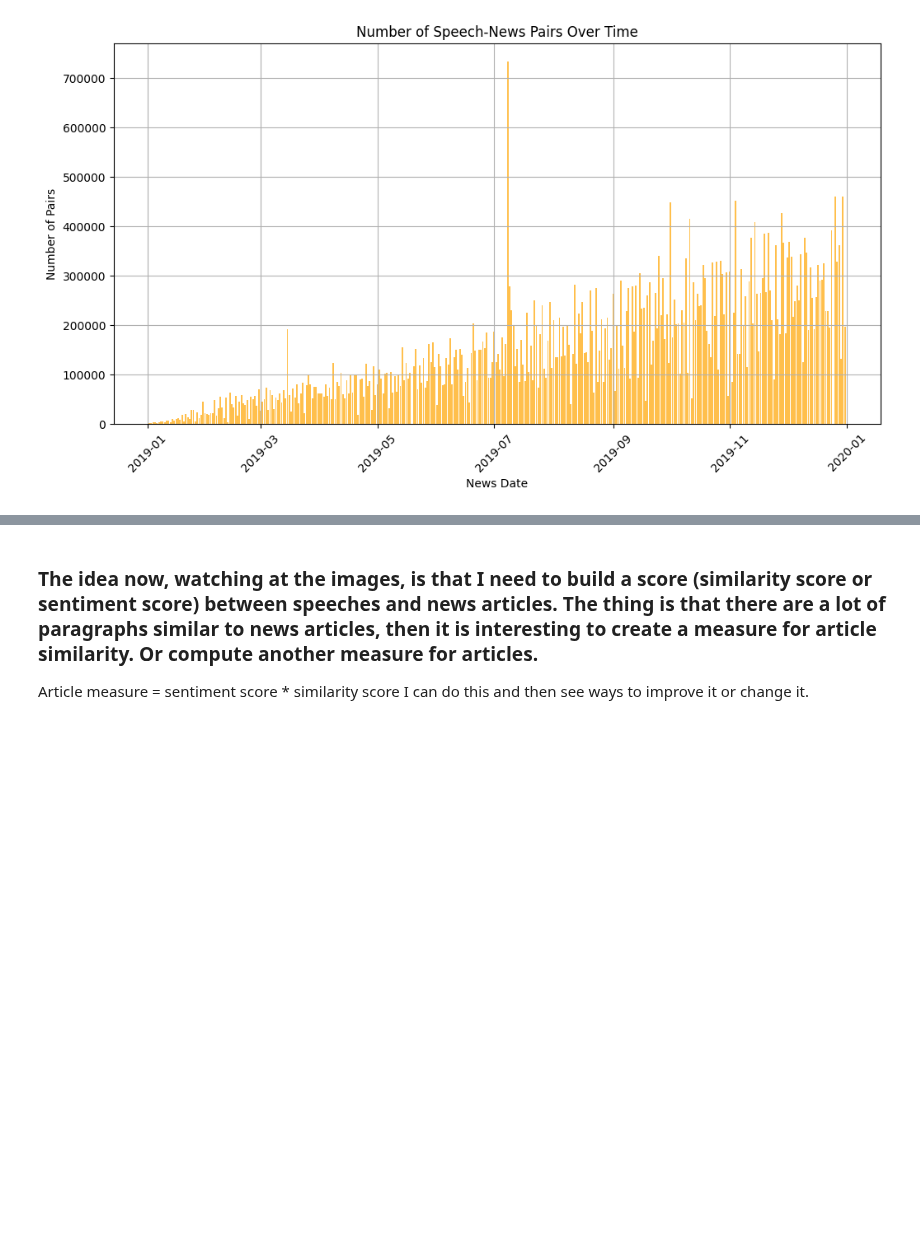
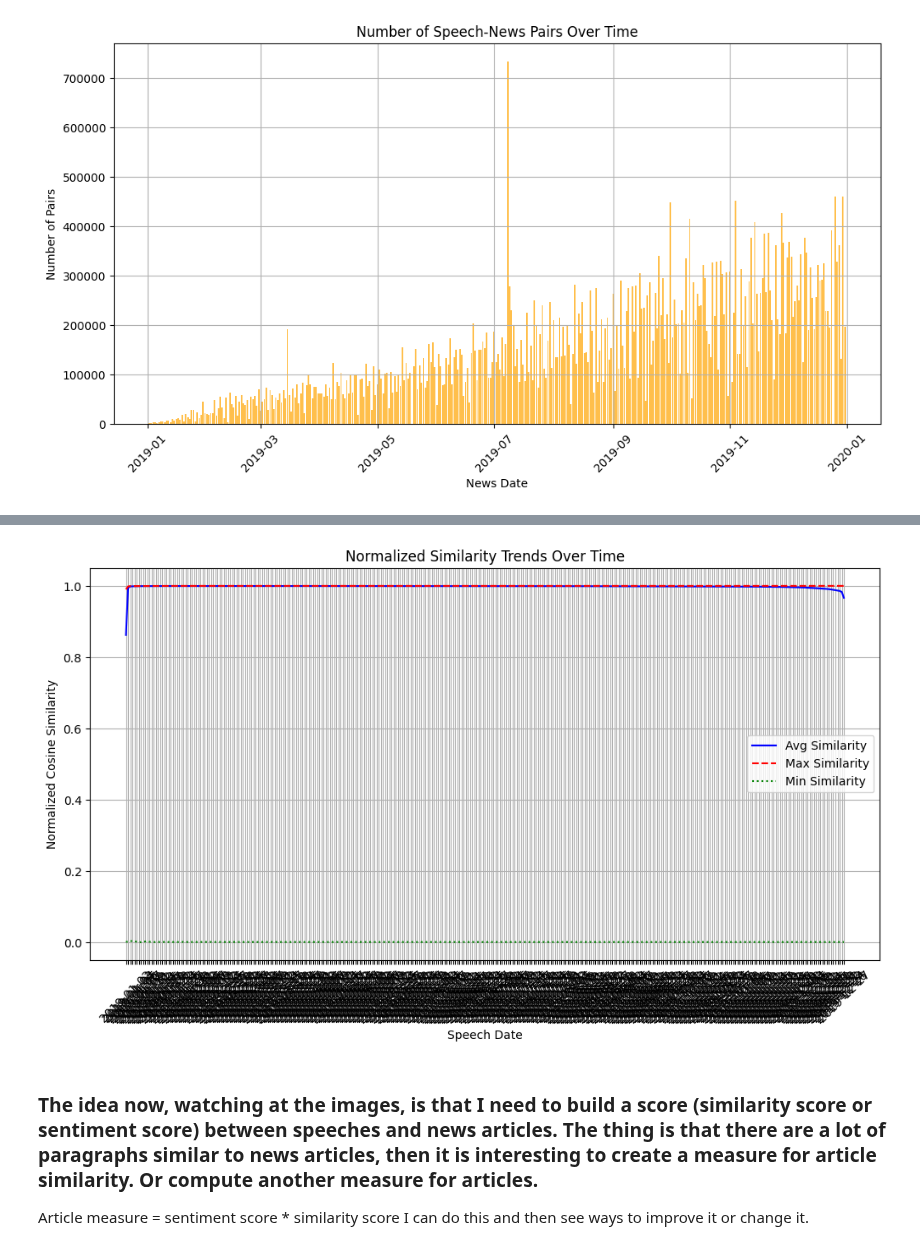
Before and after one commit to lramir14/MDS_thesis, a Jupyter notebook: efficient-similarity.ipynb, the cells around one changed output, grey strips where cells are left out. Drawn from its saved outputs; the diff is of its cells as text; code cells hidden in the pictures; blank space fills up the shorter version.

```diff
--- a/efficient-similarity.ipynb
+++ b/efficient-similarity.ipynb
@@ -433,3 +413,23 @@ grouped_df.to_csv(os.path.join(save_dir, "grouped_similarities.csv"), index=Fals
+# %%
+# Plot the normalized similarity metrics over time
+plt.figure(figsize=(12, 6))
+
+plt.plot(normalized_summary["speech_date"], normalized_summary["avg_similarity"], label="Avg Similarity", color="blue", linestyle="-")
+plt.plot(normalized_summary["speech_date"], normalized_summary["max_similarity"], label="Max Similarity", color="red", linestyle="--")
+plt.plot(normalized_summary["speech_date"], normalized_summary["min_similarity"], label="Min Similarity", color="green", linestyle=":")
+
+# Formatting the plot
+plt.xlabel("Speech Date")
+plt.ylabel("Normalized Cosine Similarity")
+plt.title("Normalized Similarity Trends Over Time")
+plt.xticks(rotation=45)
+plt.legend()
+plt.grid(True)
+
+# Show the plot
+plt.show()
+# %% [output]
+[figure, added]
 # %% [markdown]
 ### The idea now, watching at the images, is that I need to build a score (similarity score or sentiment score) between speeches and news articles. The thing is that there are a lot of paragraphs similar to news articles, then it is interesting to create a measure for article similarity. Or compute another measure for articles.
 Article measure = sentiment score * similarity score
```
Also changed, not shown: parts of 50 cells of this notebook.
